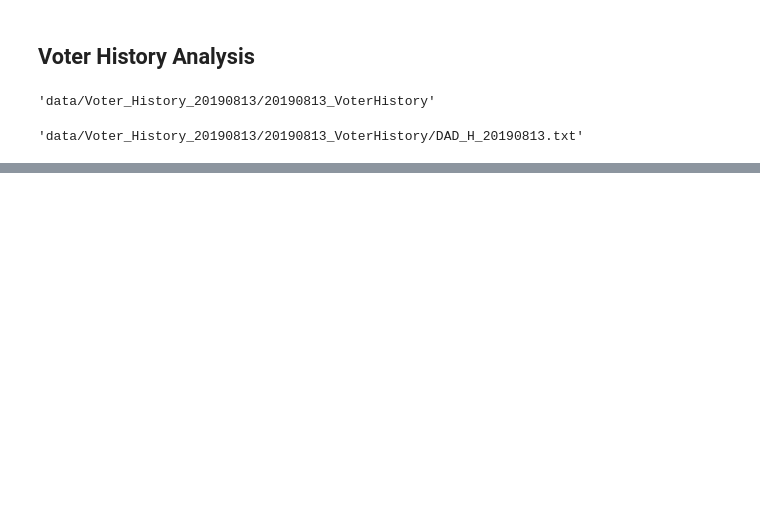
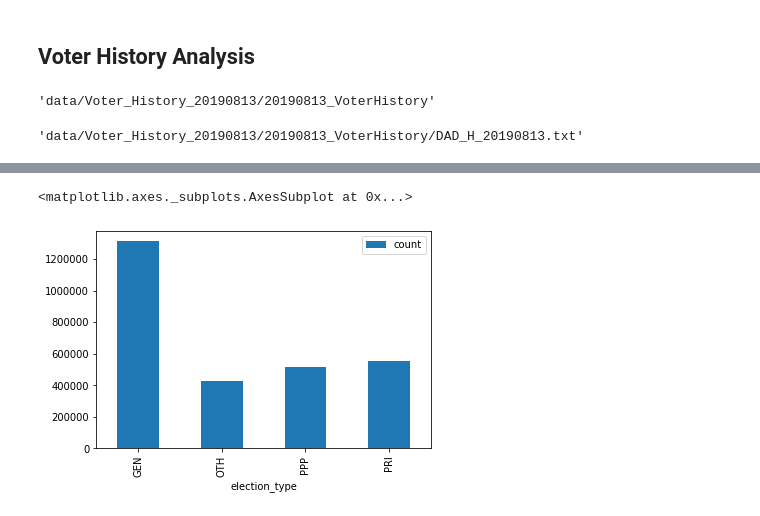
Before and after one commit to ParasAvkirkar/PoliticalPolarizationAndMarriage, a Jupyter notebook: analysis.ipynb, the cells around one changed output, grey strips where cells are left out. Drawn from its saved outputs; the diff is of its cells as text; code cells hidden in the pictures; blank space fills up the shorter version.

```diff
--- a/analysis.ipynb
+++ b/analysis.ipynb
@@ -212,0 +267,2 @@ voter_history_df.head()
+# %%
+voter_history_counts = voter_history_df.groupby(['voter_id', 'election_type'])['election_date'].agg(['count']).reset_index()
@@ -212,0 +271,5 @@ voter_history_df.head()
+# %%
+voter_history_counts.groupby(['election_type'])['voter_id'].agg(['count']).reset_index().plot(kind='bar', x='election_type')
+# %% [output]
+<matplotlib.axes._subplots.AxesSubplot at 0x...>
+[figure, added]
```
Also changed, not shown: parts of 15 cells of this notebook, 3 other files.
